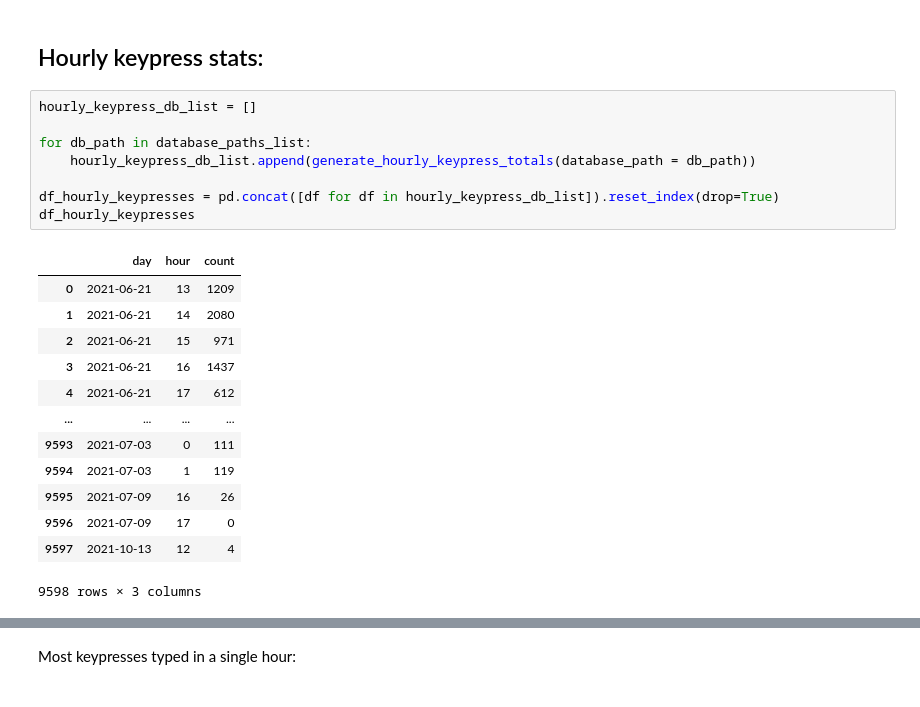
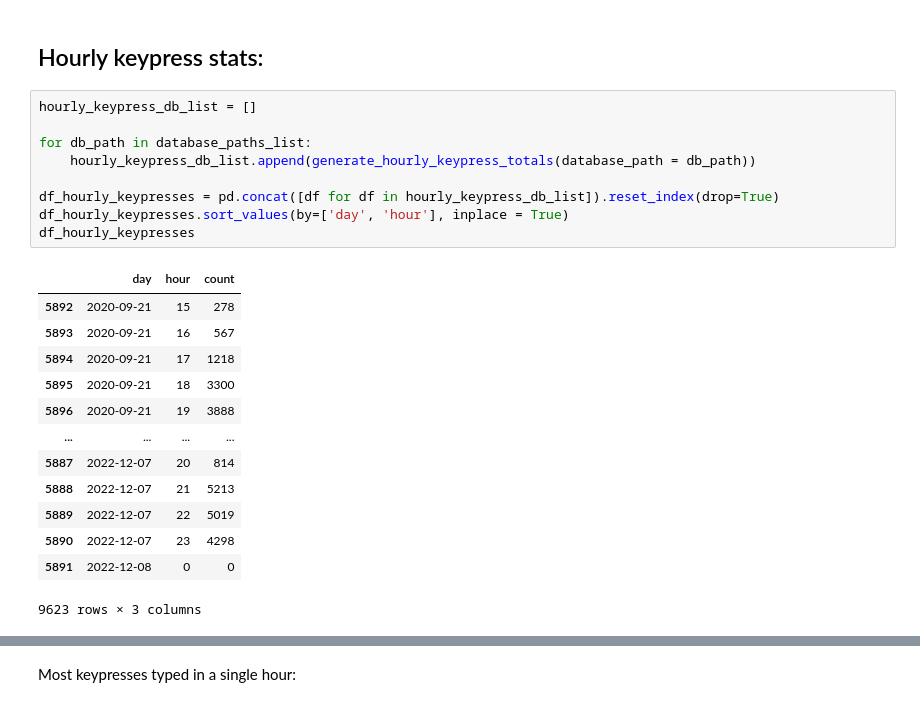
Before and after one commit to kburchfiel/fitbit_steps_and_whatpulse_keypresses_comparison, a Jupyter notebook: whatpulse_viewer_v2.ipynb, the cells around one changed output, grey strips where cells are left out. Saved outputs shown, nothing was run; the diff lists cells and outputs as text.

```diff
--- a/whatpulse_viewer_v2.ipynb
+++ b/whatpulse_viewer_v2.ipynb
@@ -644,22 +640,23 @@ df_combined_daily_keypresses.to_csv('whatpulse_daily_keypresses.csv')
 # %%
 hourly_keypress_db_list = []
 
 for db_path in database_paths_list:
     hourly_keypress_db_list.append(generate_hourly_keypress_totals(database_path = db_path))
 
 df_hourly_keypresses = pd.concat([df for df in hourly_keypress_db_list]).reset_index(drop=True)
+df_hourly_keypresses.sort_values(by=['day', 'hour'], inplace = True)
 df_hourly_keypresses
 # %% [output]
 |  | day | hour | count |
-| 0 | 2021-06-21 | 13 | 1209 |
-| 1 | 2021-06-21 | 14 | 2080 |
-| 2 | 2021-06-21 | 15 | 971 |
-| 3 | 2021-06-21 | 16 | 1437 |
-| 4 | 2021-06-21 | 17 | 612 |
+| 5892 | 2020-09-21 | 15 | 278 |
+| 5893 | 2020-09-21 | 16 | 567 |
+| 5894 | 2020-09-21 | 17 | 1218 |
+| 5895 | 2020-09-21 | 18 | 3300 |
+| 5896 | 2020-09-21 | 19 | 3888 |
 | ... | ... | ... | ... |
-| 9593 | 2021-07-03 | 0 | 111 |
-| 9594 | 2021-07-03 | 1 | 119 |
-| 9595 | 2021-07-09 | 16 | 26 |
-| 9596 | 2021-07-09 | 17 | 0 |
-| 9597 | 2021-10-13 | 12 | 4 |
+| 5887 | 2022-12-07 | 20 | 814 |
+| 5888 | 2022-12-07 | 21 | 5213 |
+| 5889 | 2022-12-07 | 22 | 5019 |
+| 5890 | 2022-12-07 | 23 | 4298 |
+| 5891 | 2022-12-08 | 0 | 0 |
-9598 rows × 3 columns
+9623 rows × 3 columns
```
Also changed, not shown: parts of 38 cells of this notebook, 10 other files.
